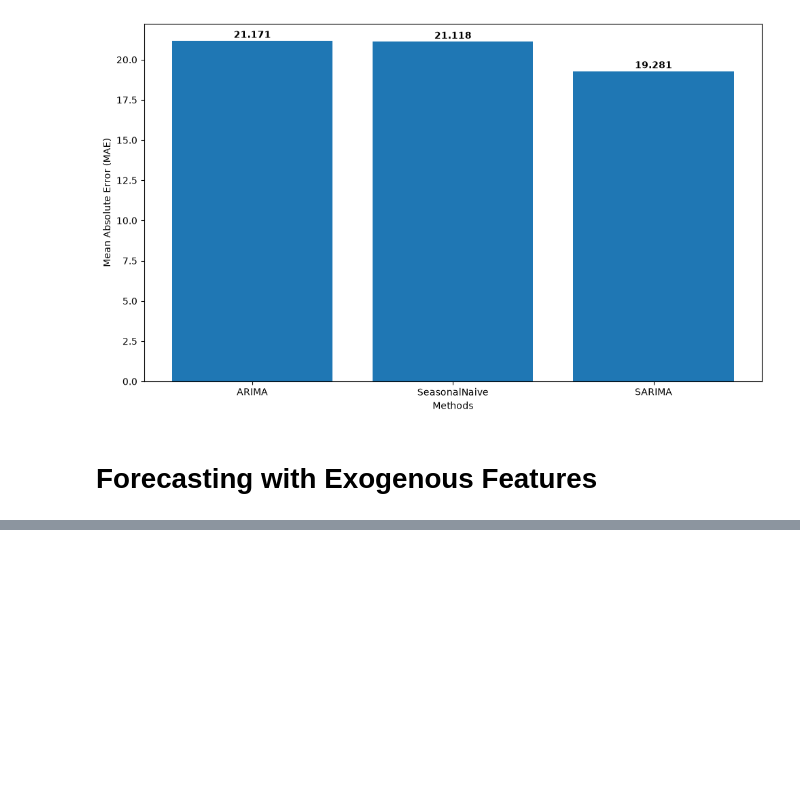
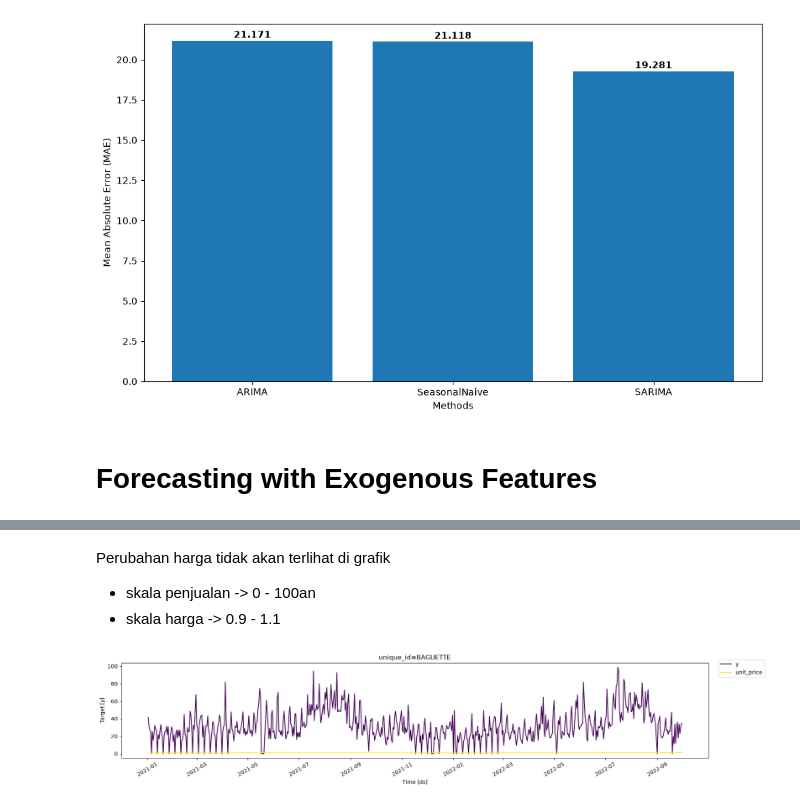
Before and after one commit to RafiHalliday/time-series-forecasting-python-beginner, a Jupyter notebook: forecasting.ipynb, the cells around one changed output, grey strips where cells are left out. Cells and saved outputs as stored; diff of their text form; code cells hidden in the pictures; blank space fills up the shorter version.

```diff
--- a/forecasting.ipynb
+++ b/forecasting.ipynb
@@ -291,0 +395,12 @@ plt.show()
+# %% [markdown]
+Perubahan harga tidak akan terlihat di grafik
+- skala penjualan -> 0 - 100an
+- skala harga -> 0.9 - 1.1
+# %%
+plot_series(
+    df=baguette_plot_df[['unique_id', 'ds', 'y']],
+    forecasts_df=baguette_plot_df[['unique_id', 'ds', 'unit_price']],
+    palette='viridis',
+)
+# %% [output]
+[figure, added]
```
Also changed, not shown: parts of 36 cells of this notebook.
